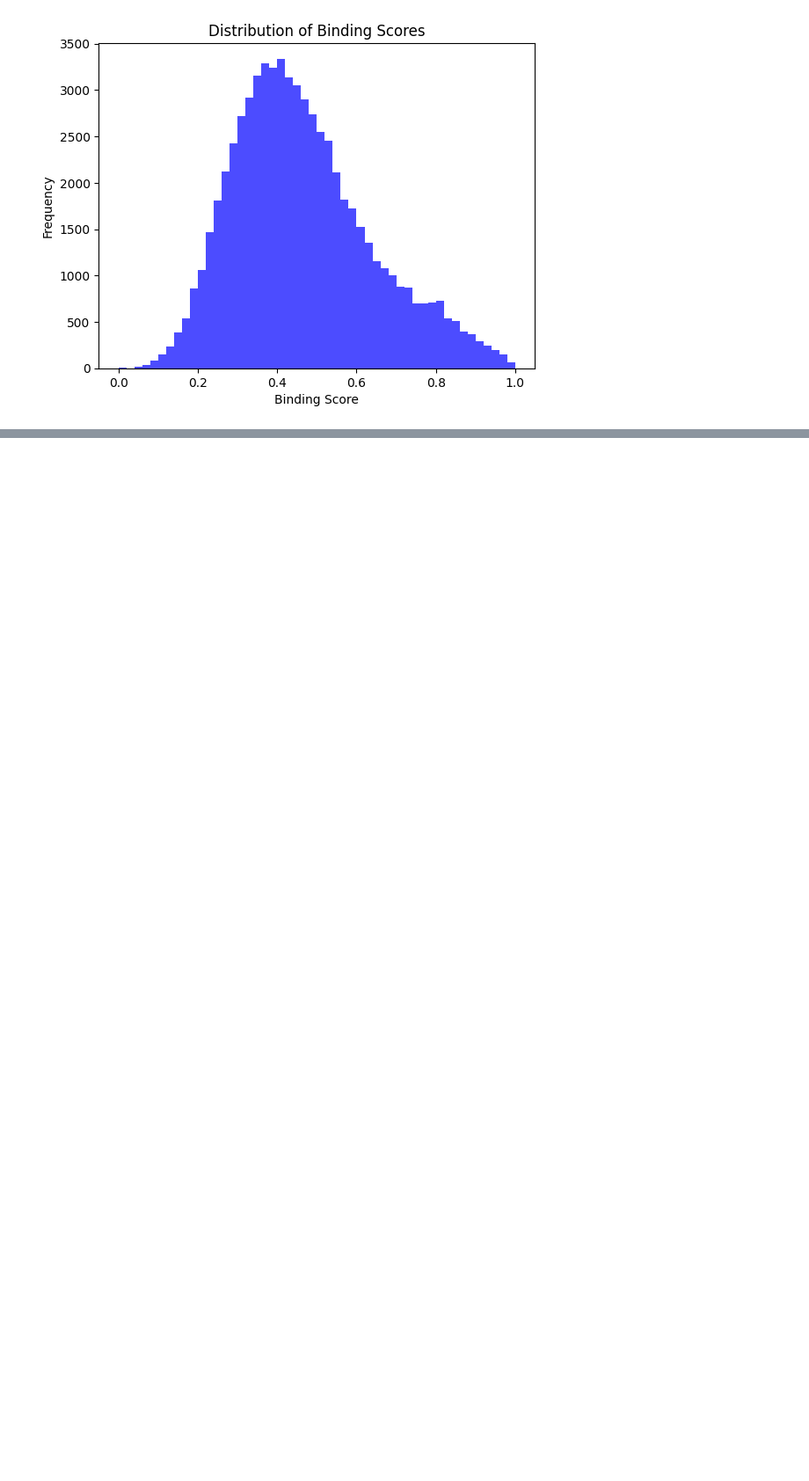
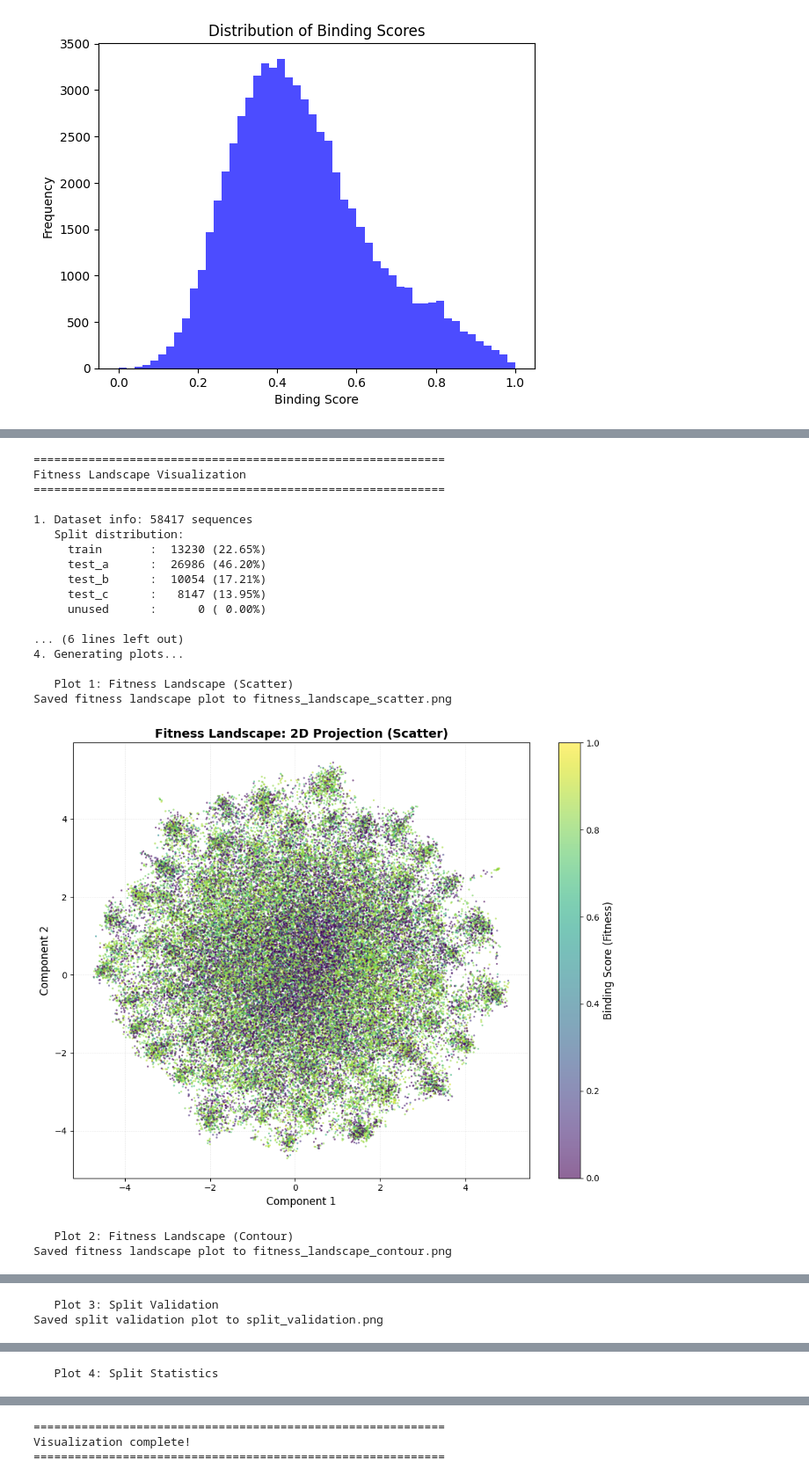
Before and after one commit to meier108/PracticalWork, a Jupyter notebook: dataset.ipynb, the cells around one changed output, grey strips where cells are left out. Shown at 88% size. Drawn from its saved outputs; the diff is of its cells as text; code cells hidden in the pictures; blank space fills up the shorter version.

```diff
--- a/dataset.ipynb
+++ b/dataset.ipynb
@@ -100,0 +167,26 @@ tf
+# %%
+visualize_fitness_landscape(df_gfp,
+                            projection_method='umap',
+                            save_plots=True,
+                            random_state=42)
+# %% [output]
+============================================================
+Fitness Landscape Visualization
+============================================================
+
+1. Dataset info: 58417 sequences
+   Split distribution:
+     train       :  13230 (22.65%)
+     test_a      :  26986 (46.20%)
+     test_b      :  10054 (17.21%)
+     test_c      :   8147 (13.95%)
+     unused      :      0 ( 0.00%)
+
+... (6 lines left out)
+4. Generating plots...
+
+   Plot 1: Fitness Landscape (Scatter)
+Saved fitness landscape plot to fitness_landscape_scatter.png
+[figure, added]
+   Plot 2: Fitness Landscape (Contour)
+Saved fitness landscape plot to fitness_landscape_contour.png
@@ -100,0 +194,2 @@ tf
+   Plot 3: Split Validation
+Saved split validation plot to split_validation.png
@@ -100,0 +197 @@ tf
+   Plot 4: Split Statistics
@@ -100,0 +199,3 @@ tf
+============================================================
+Visualization complete!
+============================================================
```
Also changed, not shown: parts of 7 cells of this notebook, 19 other files.
